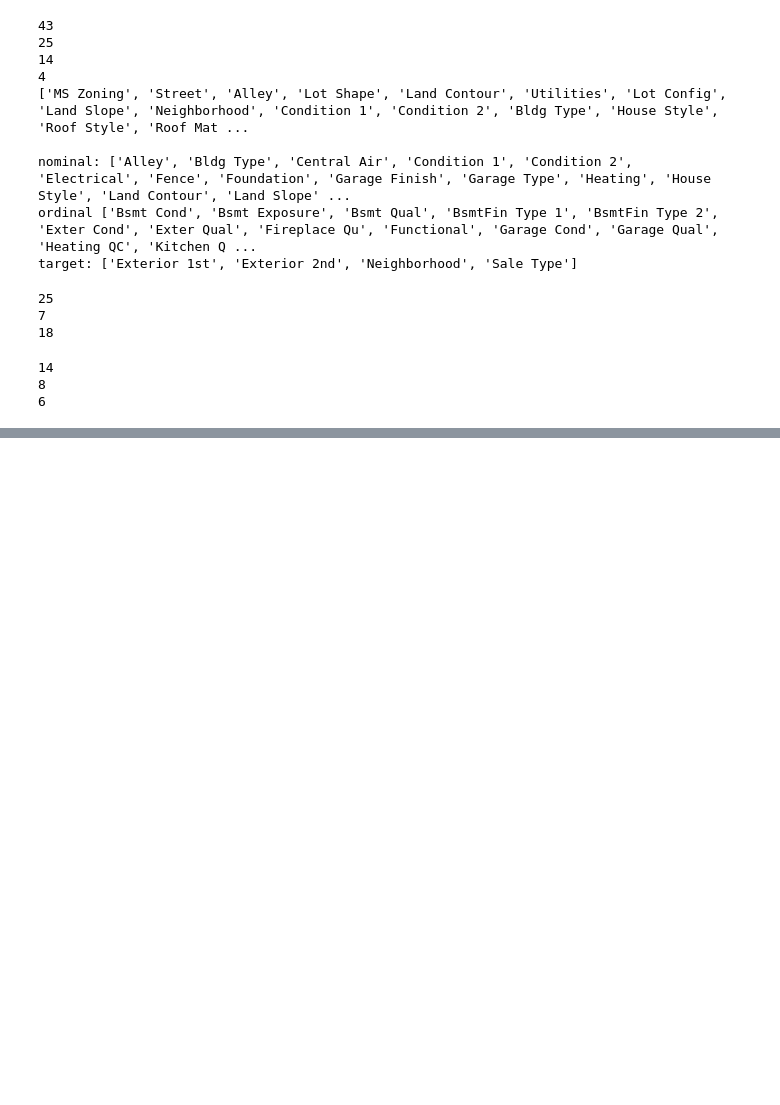
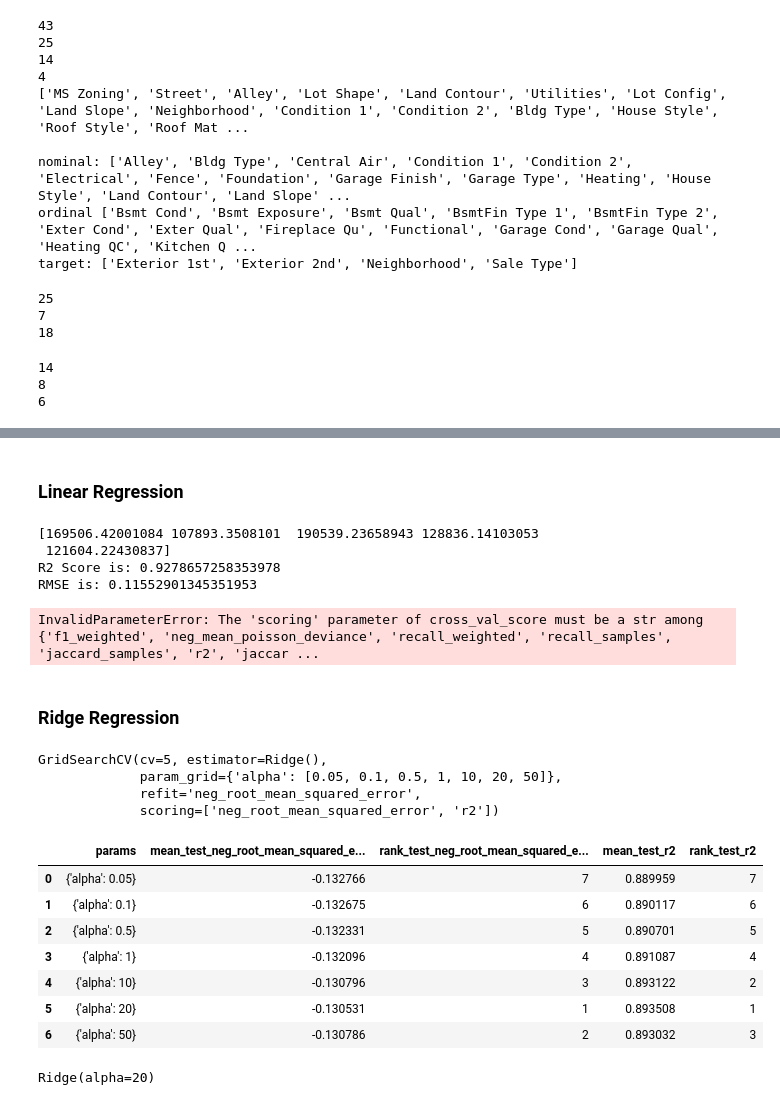
Before and after one commit to szymon-ml/Portfolio-Housing-Project, a Jupyter notebook: AmesPortfolio.ipynb, the cells around one changed output, grey strips where cells are left out. Drawn from its saved outputs; the diff is of its cells as text; code cells hidden in the pictures; blank space fills up the shorter version.

```diff
--- a/AmesPortfolio.ipynb
+++ b/AmesPortfolio.ipynb
@@ -1380,0 +1409,80 @@ Baseline model root mean squared error 90222.37239996913
+# %% [markdown]
+### Linear Regression
+# %%
+from sklearn.linear_model import LinearRegression
+from sklearn.model_selection import cross_val_score
+
+#raw
+lr = LinearRegression()
+lr.fit(X_train_prepared, y_train_log)
+y_pred_lr = lr.predict(X_test_prepared)
+print(np.expm1(y_pred_lr[0:5]))
+
+r2 = r2_score(y_test_log, y_pred_lr)
+rmse = sqrt(mean_squared_error(y_test_log, y_pred_lr))
+
+print('R2 Score is:',r2)
+print('RMSE is:',rmse)
+# %% [output]
+[169506.42001084 107893.3508101  190539.23658943 128836.14103053
+ 121604.22430837]
+R2 Score is: 0.9278657258353978
+RMSE is: 0.11552901345351953
+# %%
+#cross-validated
+lr2 = LinearRegression()
+
+scores = cross_val_score(
+    lr2,
+    X_train_prepared,
+    y_train_log,
+    cv=5,
+    scoring='neg_root_mean_squared_error'
+)
+
+print(f'Log-RMSE scores for each of the 5 folds: {-scores}')
+
+print(f'Average Log-RMSE (CV): {-np.mean(scores):.4f}')
+# %% [output]
+InvalidParameterError: The 'scoring' parameter of cross_val_score must be a str among {'f1_weighted', 'neg_mean_poisson_deviance', 'recall_weighted', 'recall_samples', 'jaccard_samples', 'r2', 'jaccar ...
+# %% [markdown]
+### Ridge Regression
+# %%
+from sklearn.model_selection import GridSearchCV
+from sklearn.linear_model import Ridge
+
+#Ridge regression tends to perform better on such high-dimensionality datasets - we can tune alpha to avoid overfitting
+ridge = Ridge()
+param_grid = {'alpha' : [0.05, 0.1, 0.5, 1, 10, 20, 50]}
+scoring_metrics = ['neg_root_mean_squared_error', 'r2']
+
+ridge_grid_search = GridSearchCV(estimator=ridge,
+                                 param_grid=param_grid,
+                                 cv=5,
+                                 scoring=scoring_metrics,
+                                 refit='neg_root_mean_squared_error')
+
+ridge_grid_search.fit(X_train_prepared, y_train_log)
+# %% [output]
+GridSearchCV(cv=5, estimator=Ridge(),
+             param_grid={'alpha': [0.05, 0.1, 0.5, 1, 10, 20, 50]},
+             refit='neg_root_mean_squared_error',
+             scoring=['neg_root_mean_squared_error', 'r2'])
+# %%
+#printing out the results for all folds:
+results = pd.DataFrame(ridge_grid_search.cv_results_)
+results[['params', 'mean_test_neg_root_mean_squared_error', 'rank_test_neg_root_mean_squared_error', 'mean_test_r2', 'rank_test_r2']]
+# %% [output]
+|  | params | mean_test_neg_root_mean_squared_e... | rank_test_neg_root_mean_squared_e... | mean_test_r2 | rank_test_r2 |
+| 0 | {'alpha': 0.05} | -0.132766 | 7 | 0.889959 | 7 |
+| 1 | {'alpha': 0.1} | -0.132675 | 6 | 0.890117 | 6 |
+| 2 | {'alpha': 0.5} | -0.132331 | 5 | 0.890701 | 5 |
+| 3 | {'alpha': 1} | -0.132096 | 4 | 0.891087 | 4 |
+| 4 | {'alpha': 10} | -0.130796 | 3 | 0.893122 | 2 |
+| 5 | {'alpha': 20} | -0.130531 | 1 | 0.893508 | 1 |
+| 6 | {'alpha': 50} | -0.130786 | 2 | 0.893032 | 3 |
+# %%
+#best model:
+ridge_grid_search.best_estimator_
+# %% [output]
+Ridge(alpha=20)
```
Also changed, not shown: parts of 113 cells of this notebook, 1 other file.
